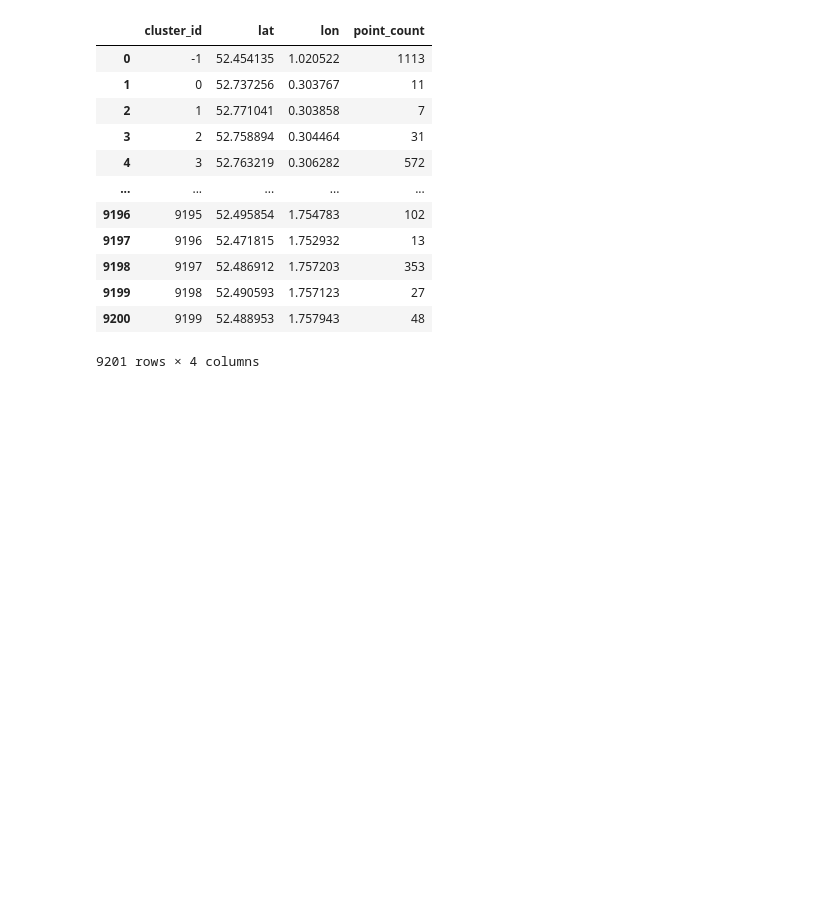
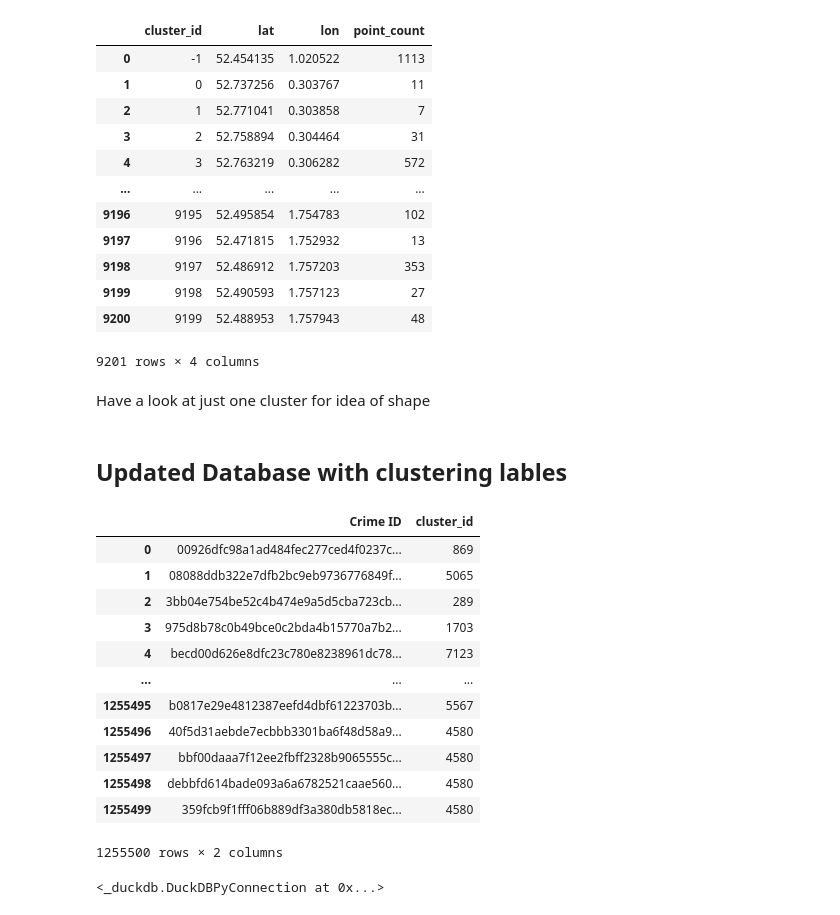
Before and after one commit to ClimatologyProjectProfile/crimetology, a Jupyter notebook: 1_spatial_clusters/spatial_clustering.ipynb, the cells around one changed output. Cells and saved outputs as stored; diff of their text form; code cells hidden in the pictures; blank space fills up the shorter version.

Commit message:
data successfullt clustersed, inspected and labels added to project datatable.

```diff
--- a/1_spatial_clusters/spatial_clustering.ipynb
+++ b/1_spatial_clusters/spatial_clustering.ipynb
@@ -321,0 +325,2 @@ fig.show()
+# %% [markdown]
+Have a look at just one cluster for idea of shape
@@ -321,0 +346,23 @@ fig.show()
+# %% [markdown]
+## Updated Database with clustering lables
+# %%
+cluster_lables_df: DataFrame = features_df[['Crime ID','cluster_id']]
+cluster_lables_df
+# %% [output]
+|  | Crime ID | cluster_id |
+| 0 | 00926dfc98a1ad484fec277ced4f0237c... | 869 |
+| 1 | 08088ddb322e7dfb2bc9eb9736776849f... | 5065 |
+| 2 | 3bb04e754be52c4b474e9a5d5cba723cb... | 289 |
+| 3 | 975d8b78c0b49bce0c2bda4b15770a7b2... | 1703 |
+| 4 | becd00d626e8dfc23c780e8238961dc78... | 7123 |
+| ... | ... | ... |
+| 1255495 | b0817e29e4812387eefd4dbf61223703b... | 5567 |
+| 1255496 | 40f5d31aebde7ecbbb3301ba6f48d58a9... | 4580 |
+| 1255497 | bbf00daaa7f12ee2fbff2328b9065555c... | 4580 |
+| 1255498 | debbfd614bade093a6a6782521caae560... | 4580 |
+| 1255499 | 359fcb9f1fff06b889df3a380db5818ec... | 4580 |
+1255500 rows × 2 columns
+# %%
+con.register(view_name="clustered_df", python_object=cluster_lables_df)
+# %% [output]
+<_duckdb.DuckDBPyConnection at 0x...>
```
Also changed, not shown: parts of 9 cells of this notebook, 1 other file.
